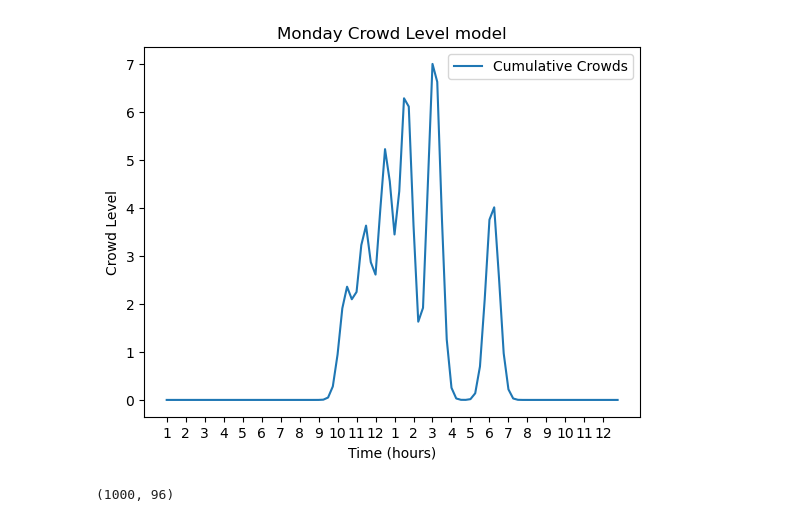
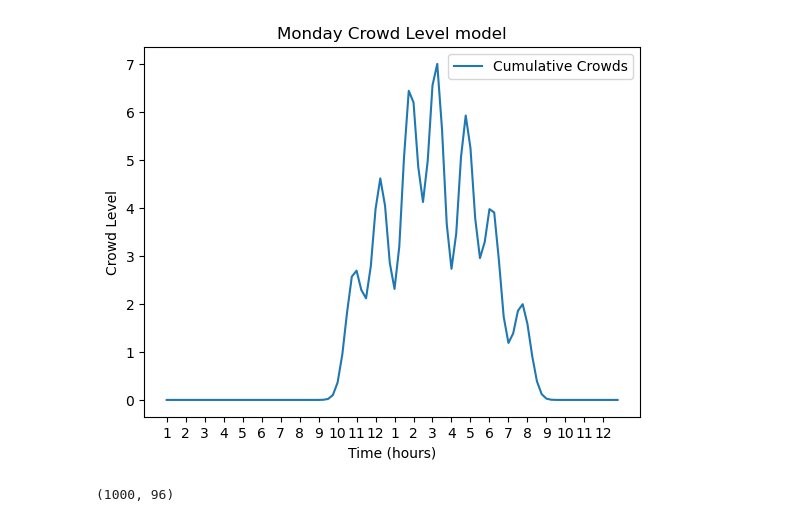
Before and after one commit to Sciguy128/SeniorProject, a Jupyter notebook: prediction/predict.ipynb, the cells around one changed output. Saved outputs shown, nothing was run; the diff lists cells and outputs as text; code cells hidden in the pictures.

```diff
--- a/prediction/predict.ipynb
+++ b/prediction/predict.ipynb
@@ -4,37 +4,37 @@ import numpy as np
 import matplotlib.pyplot as plt
 from scipy.stats import norm
 
-sig = 0.35
+sig = 0.45
 gaps = []
-means = [[9.4, 10.4, 11.5, 12.6, 14.1, 17.2]]
+means = [[9.8, 11.2, 12.8, 14.2, 15.8, 17.2, 18.8]]
 
 x = np.arange(24, step=0.25)
 
 for mean in means[0]:
     gaps.append(norm.pdf(x, mean, sig))
 
 # Crowd level change over the whole day
 mu = 14
 sig = 3
 whole_y = norm.pdf(x, mu, sig)
 
 # Cumulative crowd level model
 cum_y = np.sum(gaps, axis=0)
 cum_y = np.einsum("i,i->i", cum_y, whole_y)
 
 # Normalize to make the peak a crowd level of 7
 cum_y = cum_y * (7 / np.max(cum_y))
 
 plt.figure()
 plt.plot(x, cum_y, label=f"Cumulative Crowds")
 plt.title("Monday Crowd Level model")
 plt.xlabel("Time (hours)")
 plt.xticks(np.arange(24), np.concatenate((np.arange(1, 13), np.arange(1, 13))))
 plt.ylabel("Crowd Level")
 plt.legend()
 plt.show()
 # %% [output]
-[figure, old version]
+[figure, new version]
 # %%
 import numpy as np
 import matplotlib.pyplot as plt
```
Also changed, not shown: parts of 4 cells of this notebook, 3 other files.
